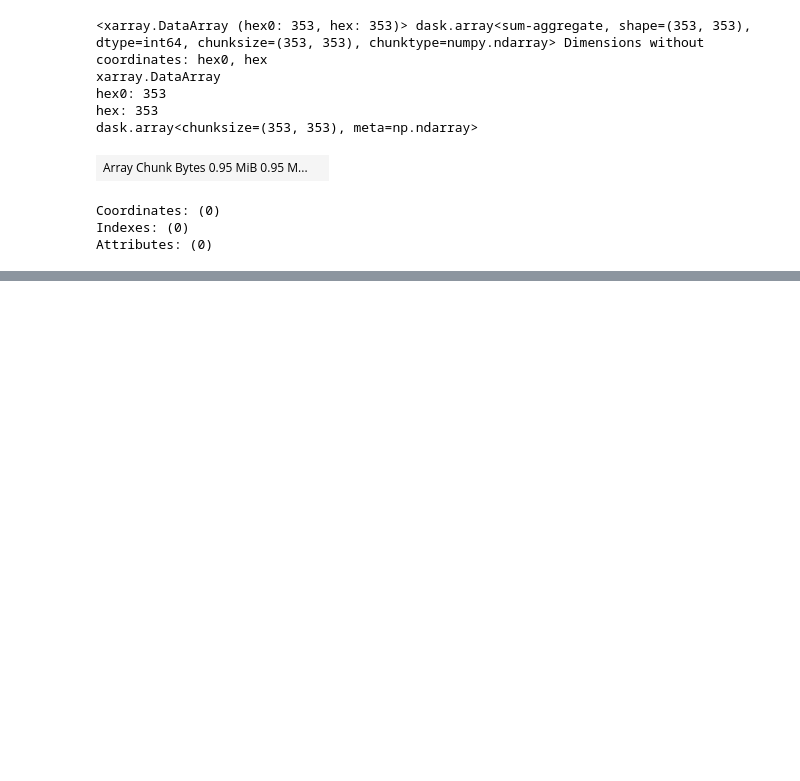
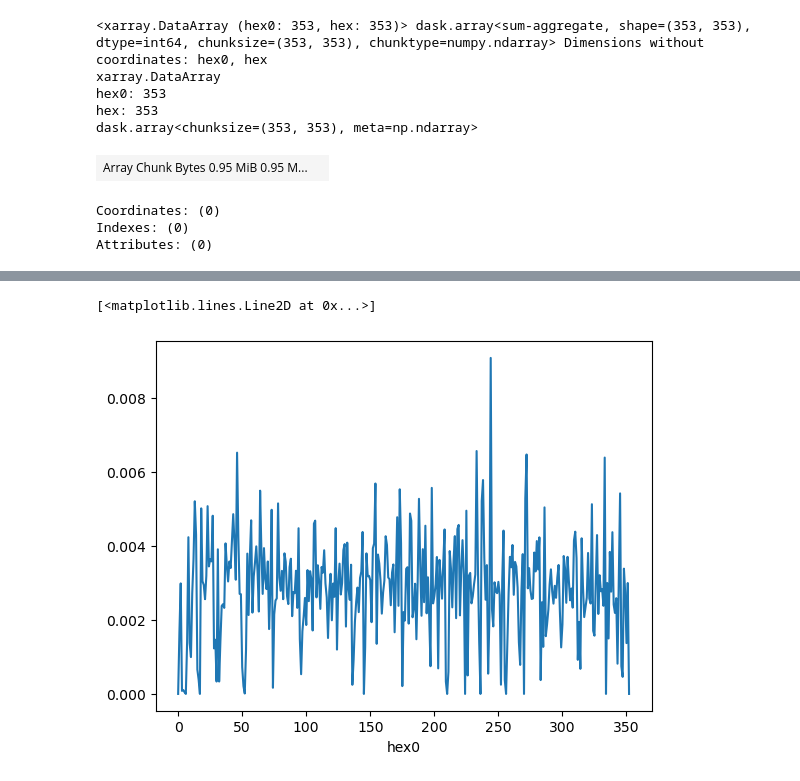
Before and after one commit to willirath/hextraj, a Jupyter notebook: notebooks/hextraj_tutorial.ipynb, the cells around one changed output, grey strips where cells are left out. Saved outputs shown, nothing was run; the diff lists cells and outputs as text; code cells hidden in the pictures; blank space fills up the shorter version.

```diff
--- a/notebooks/hextraj_tutorial.ipynb
+++ b/notebooks/hextraj_tutorial.ipynb
@@ -216,3 +240,8 @@ import networkx
+# %%
+conn_mat.mean("hex").plot()
+# %% [output]
+[<matplotlib.lines.Line2D at 0x...>]
+[figure, added]
 # %%
 adjmat = (conn_mat > 0).astype(int).data
 adjmat
```
Also changed, not shown: parts of 12 cells of this notebook.
